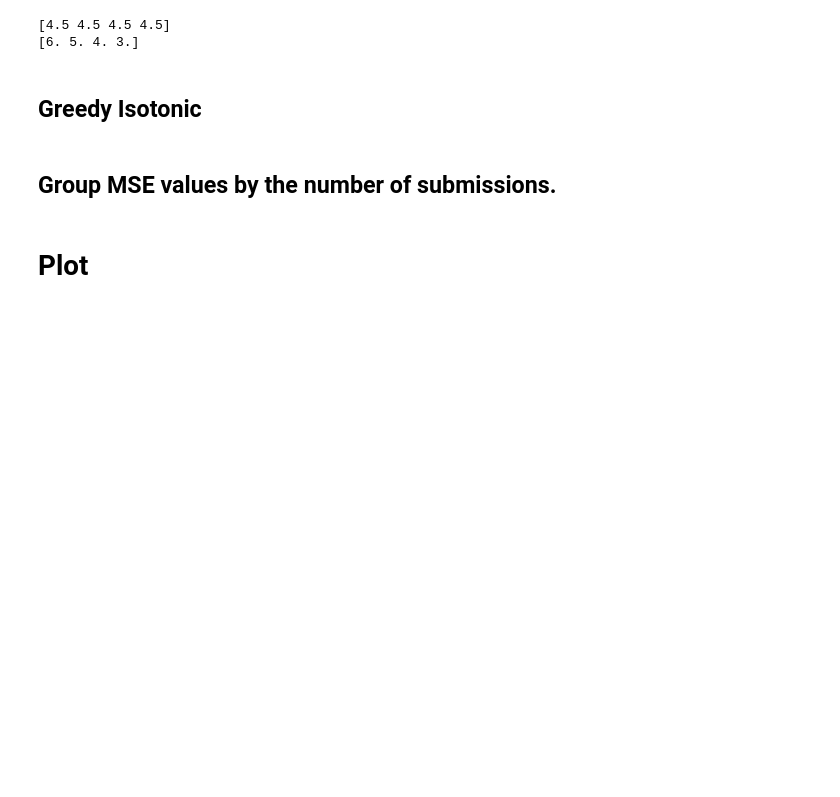
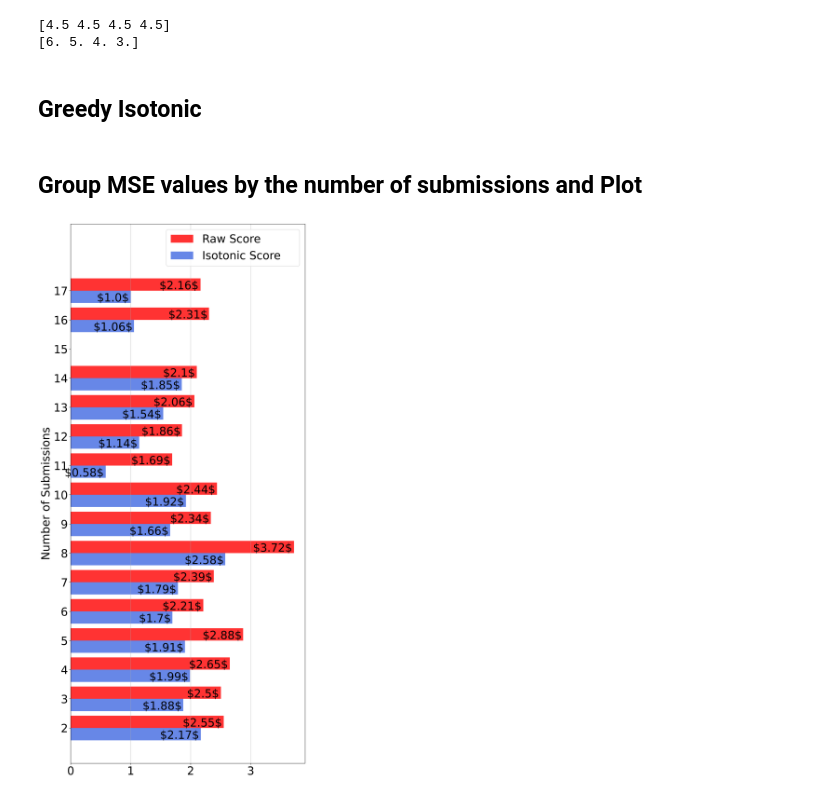
Before and after one commit to BuxinSu/ICML_2023_Ranking, a Jupyter notebook: Notebooks/Random_Proxy.ipynb, the cells around one changed output. Saved outputs shown, nothing was run; the diff lists cells and outputs as text; code cells hidden in the pictures; blank space fills up the shorter version.

```diff
--- a/Notebooks/Random_Proxy.ipynb
+++ b/Notebooks/Random_Proxy.ipynb
@@ -30,7 +30,7 @@ warnings.filterwarnings("ignore", category=RuntimeWarning)
 # Set the text properties to use LaTeX fonts
 plt.rcParams['svg.fonttype'] = 'none'
 plt.rcParams['font.size'] = 28
-plt.rcParams['figure.figsize'] = (20,10)  # width, height in inches
+plt.rcParams['figure.figsize'] = (10,20)  # width, height in inches
 plt.rcParams['figure.dpi'] = 300  # dots per inch
 # %% [markdown]
 # **For each submission, output score (a randomly selected review score) and proxy (average of remaining scores)**
@@ -48,5 +48,8 @@ for author in authors:
   submissions = df[df['author_idx'] == author]['submission_idx'].unique()
   for submission in submissions:
     ratings = df[(df['author_idx'] == author) & (df['submission_idx']==submission)]['rating_0312'].tolist()
-    score[submission] = ratings[0]
-    proxy[submission] = (sum(ratings) - ratings[0]) / (len(ratings) - 1)
+    score[submission] = ratings[-1]
+    proxy[submission] = (sum(ratings) - ratings[-1]) / (len(ratings) - 1)
+
+print(score)
+print(proxy)
@@ -307,7 +313,7 @@ for i in range(n_2):
     submission_real = df[df['submission_idx'] == i]['submission_id'].tolist()[0]
     submission_old_rating[submission_real] = score[i]
 # %% [markdown]
-## Group MSE values by the number of submissions.
+## Group MSE values by the number of submissions and Plot
 # %%
 authors = df['author_id'].unique()
 author_submission = {}
@@ -323,33 +329,90 @@ for i in range(1, 17):
   authors_i = []
   for author in authors:
     if len(author_submission[author]) == i:
       authors_i.append(author)
 
   author_mse_old = {}
   author_mse_new = {}
   for author in authors_i:
     author_old_rating = []
     author_new_rating = []
     author_true_rating = []
     for submission in df[df['author_id'] == author]['submission_id'].tolist():
       author_old_rating.append(submission_old_rating[submission])
       author_new_rating.append(submission_new_rating[submission])
       author_true_rating.append(submission_true_rating[submission])
 
-
     author_mse_old[author] = mean_squared_error(author_true_rating, author_old_rating)
     author_mse_new[author] = mean_squared_error(author_true_rating, author_new_rating)
 
   author_mse_old_list = list(author_mse_old.values())
   author_mse_new_list = list(author_mse_new.values())
 
   author_mse_old_mean = np.mean(author_mse_old_list)
   author_mse_new_mean = np.mean(author_mse_new_list)
 
   old_mse_list.append(author_mse_old_mean)
   new_mse_list.append(author_mse_new_mean)
 
   #Perform the paired sample t-test
   t_statistic, p_value = stats.ttest_ind(author_mse_old_list, author_mse_new_list, alternative='greater')
+
+
+
+new_mse_list = [0 if np.isnan(x) else x for x in new_mse_list]
+# print(new_mse_list)
+
+old_mse_list = [0 if np.isnan(x) else x for x in old_mse_list]
+# print(old_mse_list)
+
+
+# Generate some example data
+submissions = list(range(2, 18))
+
+# Create a figure and axis
+fig, ax = plt.subplots()
+
+# Set the total bar width (for both sets)
+total_bar_width = 0.84
+
+# Calculate the bar positions for two sets of data
+bar_positions_1 = np.arange(len(submissions))
+bar_positions_2 = bar_positions_1 + total_bar_width/2
+
+# Set the individual bar width for each set
+bar_width = total_bar_width / 2
+
+# Create the horizontal bars for each set of data
+bars_1 = ax.barh(bar_positions_2, old_mse_list, bar_width, alpha = 0.8, color = 'red', label='Raw Score    ')
+bars_2 = ax.barh(bar_positions_1, new_mse_list, bar_width, alpha = 0.8, color = 'royalblue', label='Isotonic Score    ')
+
+# Add labels to the bars
+for bar in bars_1 + bars_2:
+    width = round(bar.get_width(),2)
+    if 0.6 > width > 0:
+        ax.annotate(f'\${width}\$', xy=(width, bar.get_y() + bar.get_height() / 2),
+                    xytext=(-4, -4),  # Adjust this value to move the text left or right
+                    textcoords='offset points',
+                    ha='right', va='center')
+    if width > 0.6:
+        ax.annotate(f'\${width}\$', xy=(width, bar.get_y() + bar.get_height() / 2),
+                    xytext=(-4, -4),  # Adjust this value to move the text left or right
+                    textcoords='offset points',
+                    ha='right', va='center')
+
+# Set labels, title, and legend
+plt.grid(axis='x', alpha=0.75)
+# ax.set_xlabel('(f) Mean Absolute Error')
+ax.set_ylabel('Number of Submissions')
+# ax.set_title('Multi-owner')
+ax.set_ylim(-1,17.5)
+ax.set_yticks(bar_positions_1 + total_bar_width / 4)
+ax.set_yticklabels(submissions)
+ax.legend(loc='upper right')
+
+plt.savefig("/content/drive/MyDrive/Research/Ranking_ICML/Figures/random_teaser_no_submission_L2.svg", bbox_inches='tight')
+# Show the plot
+plt.tight_layout()
+plt.show()
+# %% [output]
+[figure, added]
-# %% [markdown]
-# **Plot**
```
Also changed, not shown: parts of 4 cells of this notebook.
